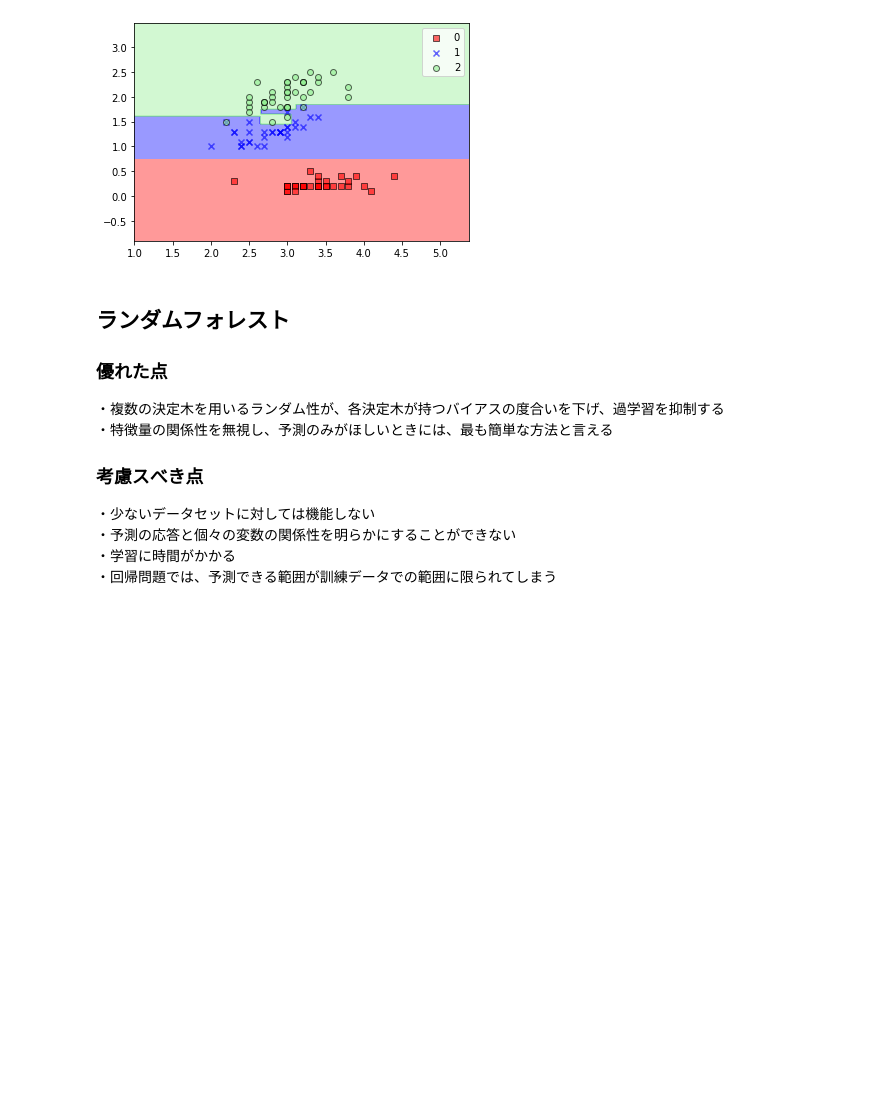
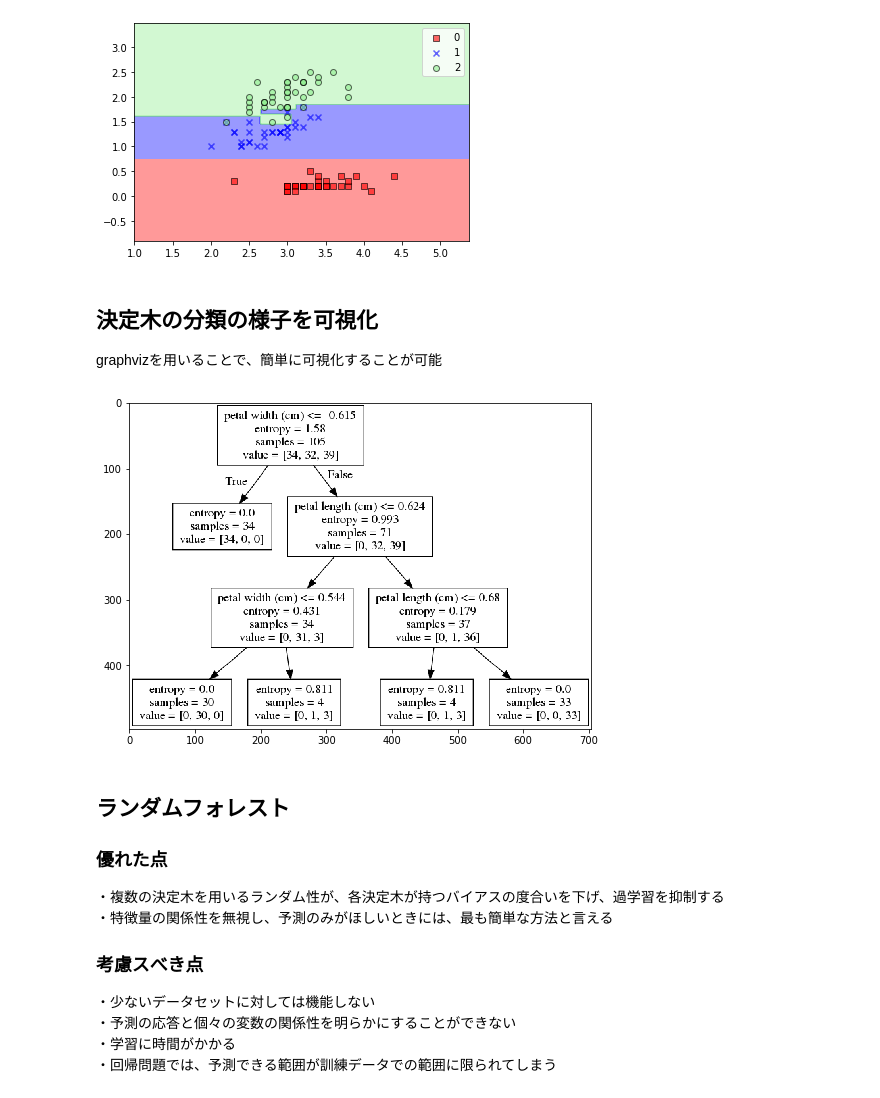
Before and after one commit to nsakki55/ml_note, a Jupyter notebook: scikit-learn_cheat_sheet.ipynb, the cells around one changed output. Drawn from its saved outputs; the diff is of its cells as text; code cells hidden in the pictures; blank space fills up the shorter version.

```diff
--- a/scikit-learn_cheat_sheet.ipynb
+++ b/scikit-learn_cheat_sheet.ipynb
@@ -1164,6 +1172,27 @@ plt.show()
 'c' argument looks like a single numeric RGB or RGBA sequence, which should be avoided as value-mapping will have precedence in case its length matches with 'x' & 'y'.  Please use a 2-D array with a s ...
 'c' argument looks like a single numeric RGB or RGBA sequence, which should be avoided as value-mapping will have precedence in case its length matches with 'x' & 'y'.  Please use a 2-D array with a s ...
 [figure]
+# %% [markdown]
+## 決定木の分類の様子を可視化
+graphvizを用いることで、簡単に可視化することが可能
+# %%
+from sklearn.tree import DecisionTreeClassifier
+from sklearn.tree import export_graphviz
+from PIL import Image
+
+tree=DecisionTreeClassifier(criterion='entropy',max_depth=3,random_state=0)
+tree.fit(X_train,y_train)
+
+export_graphviz(tree,out_file='tree.dot',feature_names=iris.feature_names)
+!dot -Tpng tree.dot -o tree.png
+
+img=Image.open('tree.png')
+img_list=np.asarray(img)
+plt.figure(figsize=(11,6))
+plt.imshow(img_list)
+plt.show()
+# %% [output]
+[figure, added]
 # %% [markdown]
 ## ランダムフォレスト
 ### 優れた点
```
Also changed, not shown: parts of 10 cells of this notebook, 1 other file.
